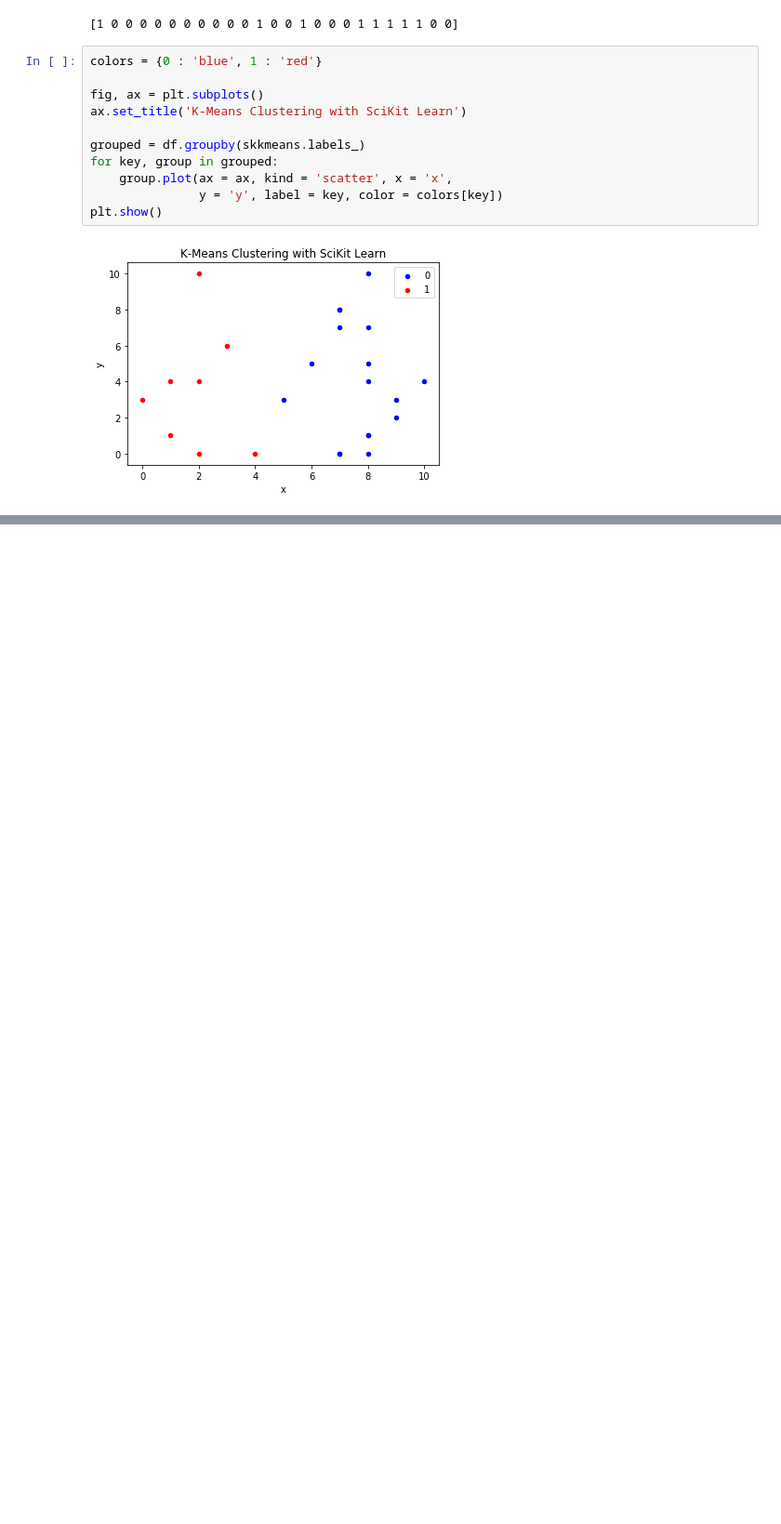
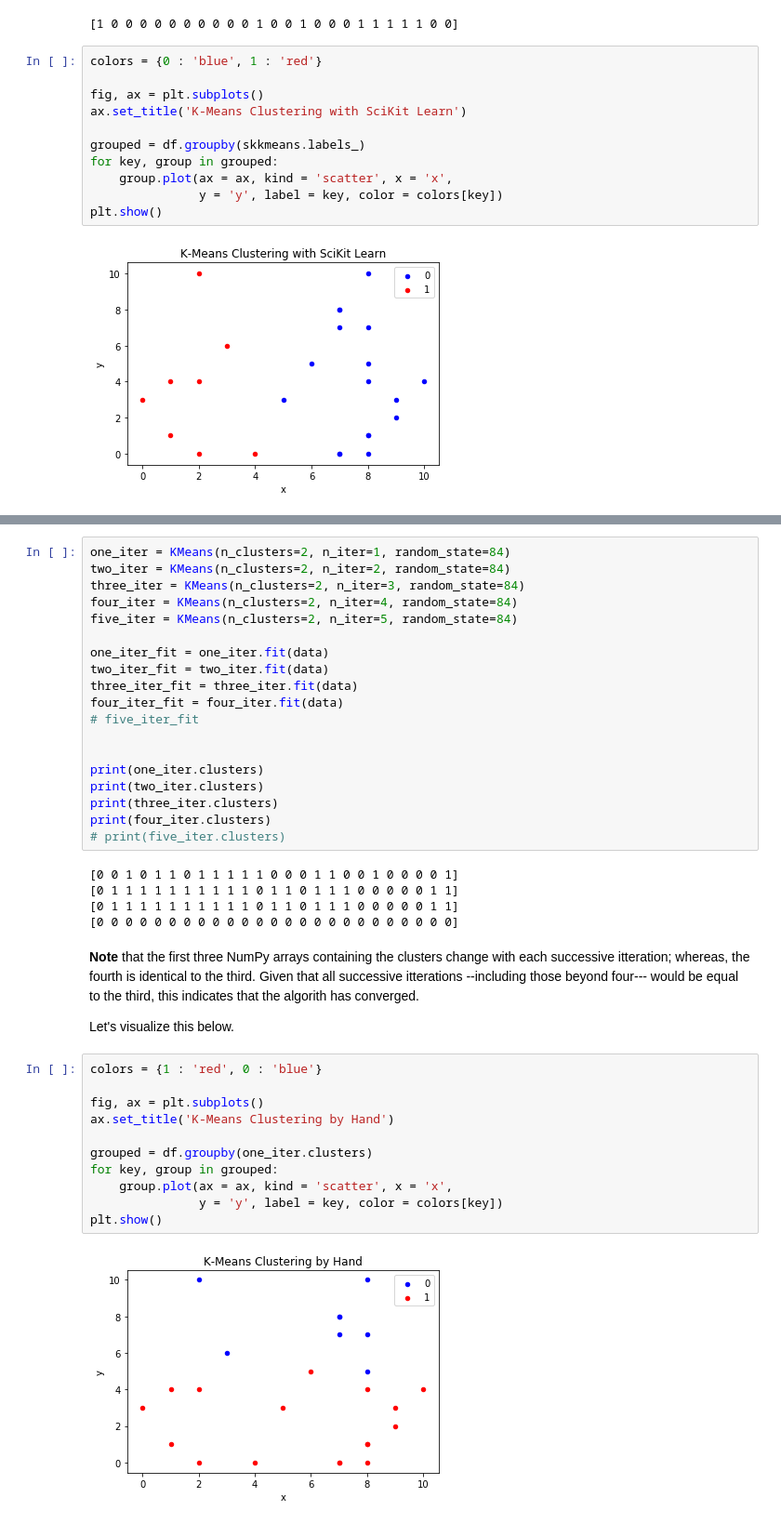
Before and after one commit to bloominstituteoftechnology/CS-Data-Science-Build-Week-1, a Jupyter notebook: KMeansClustering/KMeansTest.ipynb, the cells around one changed output, grey strips where cells are left out. Shown at 93% size. Cells and saved outputs as stored; diff of their text form; blank space fills up the shorter version.

```diff
--- a/KMeansClustering/KMeansTest.ipynb
+++ b/KMeansClustering/KMeansTest.ipynb
@@ -147,0 +186,41 @@ plt.show()
+# %%
+one_iter = KMeans(n_clusters=2, n_iter=1, random_state=84)
+two_iter = KMeans(n_clusters=2, n_iter=2, random_state=84)
+three_iter = KMeans(n_clusters=2, n_iter=3, random_state=84)
+four_iter = KMeans(n_clusters=2, n_iter=4, random_state=84)
+five_iter = KMeans(n_clusters=2, n_iter=5, random_state=84)
+
+one_iter_fit = one_iter.fit(data)
+two_iter_fit = two_iter.fit(data)
+three_iter_fit = three_iter.fit(data)
+four_iter_fit = four_iter.fit(data)
+# five_iter_fit
+
+
+print(one_iter.clusters)
+print(two_iter.clusters)
+print(three_iter.clusters)
+print(four_iter.clusters)
+# print(five_iter.clusters)
+# %% [output]
+[0 0 1 0 1 1 0 1 1 1 1 1 0 0 0 1 1 0 0 1 0 0 0 0 1]
+[0 1 1 1 1 1 1 1 1 1 1 0 1 1 0 1 1 1 0 0 0 0 0 1 1]
+[0 1 1 1 1 1 1 1 1 1 1 0 1 1 0 1 1 1 0 0 0 0 0 1 1]
+[0 0 0 0 0 0 0 0 0 0 0 0 0 0 0 0 0 0 0 0 0 0 0 0 0]
+# %% [markdown]
+__Note__ that the first three NumPy arrays containing the clusters change with each successive itteration; whereas, the fourth is identical to the third. Given that all successive itterations --including those beyond four--- would be equal to the third, this indicates that the algorith has converged.
+
+Let's visualize this below.
+# %%
+colors = {1 : 'red', 0 : 'blue'}
+
+fig, ax = plt.subplots()
+ax.set_title('K-Means Clustering by Hand')
+
+grouped = df.groupby(one_iter.clusters)
+for key, group in grouped:
+    group.plot(ax = ax, kind = 'scatter', x = 'x',
+               y = 'y', label = key, color = colors[key])
+plt.show()
+# %% [output]
+[figure, added]
```
Also changed, not shown: parts of 15 cells of this notebook, 1 other file.
